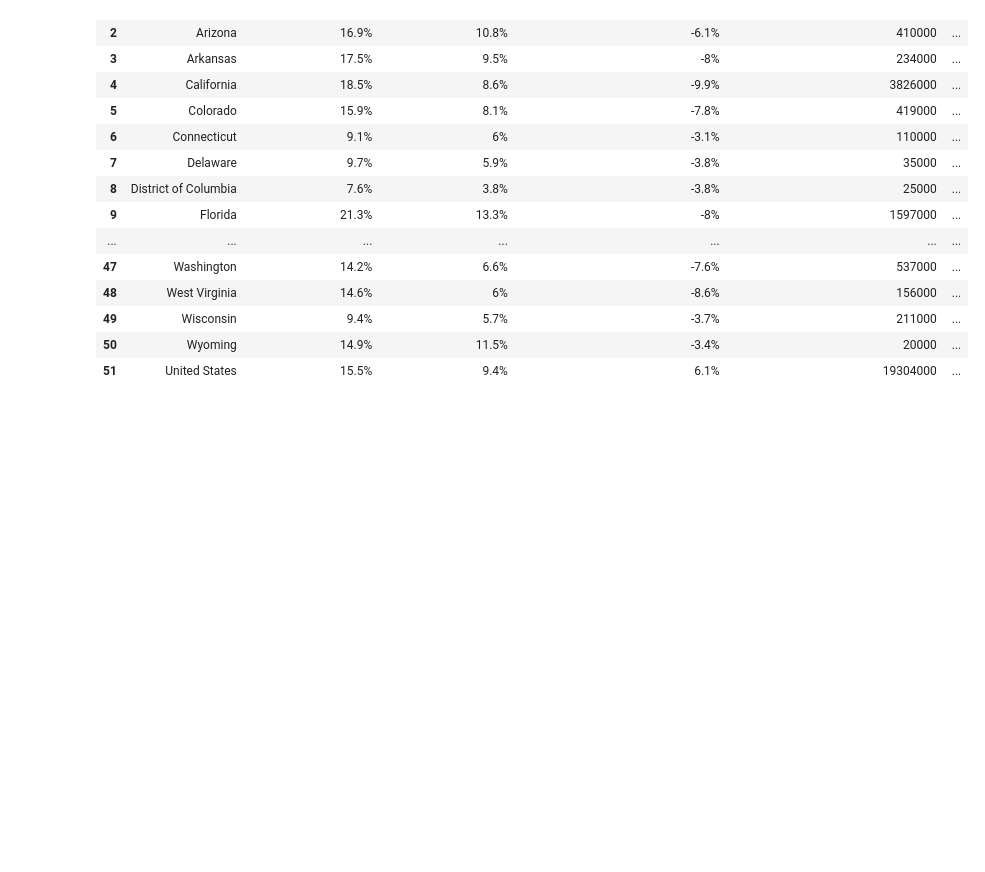
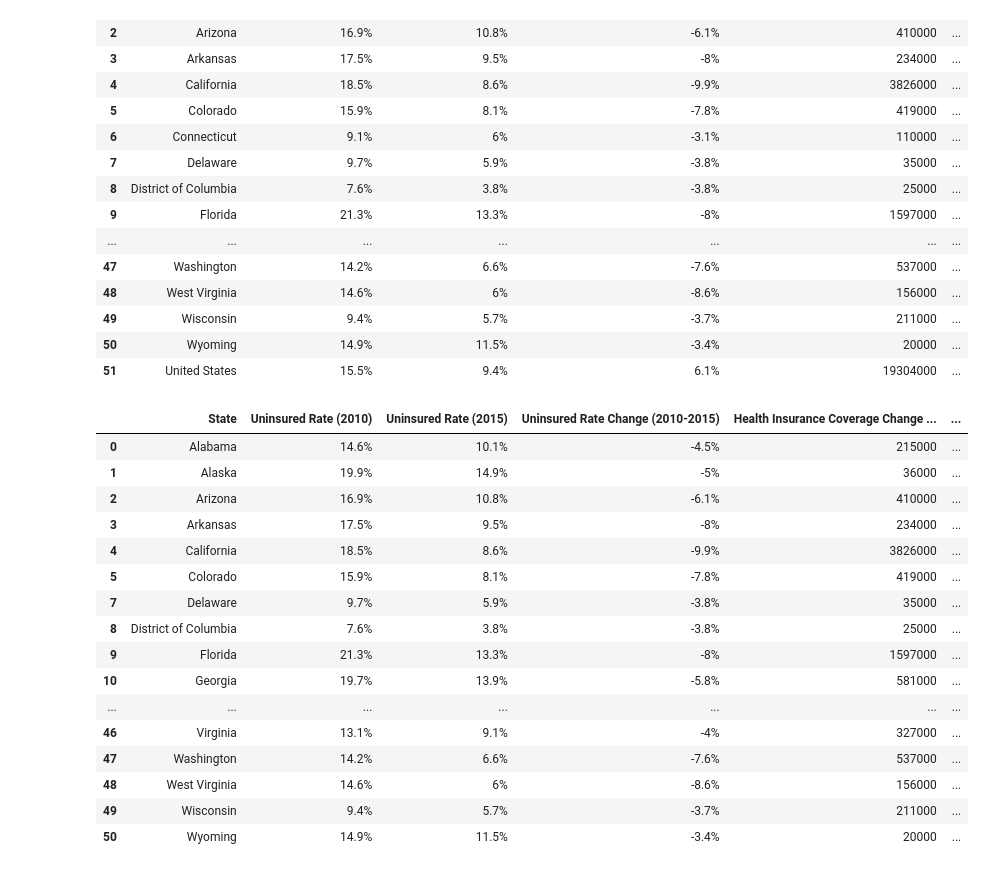
Before and after one commit to anikethbabu/DTSC_1302_Group_Project, a Jupyter notebook: Visualization.ipynb, the cells around one changed output. Saved outputs shown, nothing was run; the diff lists cells and outputs as text; code cells hidden in the pictures; blank space fills up the shorter version.

```diff
--- a/Visualization.ipynb
+++ b/Visualization.ipynb
@@ -21,3 +21,23 @@ df
 | 49 | Wisconsin | 9.4% | 5.7% | -3.7% | 211000 | ... |
 | 50 | Wyoming | 14.9% | 11.5% | -3.4% | 20000 | ... |
 | 51 | United States | 15.5% | 9.4% | 6.1% | 19304000 | ... |
+# %%
+df.dropna()
+# %% [output]
+|  | State | Uninsured Rate (2010) | Uninsured Rate (2015) | Uninsured Rate Change (2010-2015) | Health Insurance Coverage Change ... | ... |
+| 0 | Alabama | 14.6% | 10.1% | -4.5% | 215000 | ... |
+| 1 | Alaska | 19.9% | 14.9% | -5% | 36000 | ... |
+| 2 | Arizona | 16.9% | 10.8% | -6.1% | 410000 | ... |
+| 3 | Arkansas | 17.5% | 9.5% | -8% | 234000 | ... |
+| 4 | California | 18.5% | 8.6% | -9.9% | 3826000 | ... |
+| 5 | Colorado | 15.9% | 8.1% | -7.8% | 419000 | ... |
+| 7 | Delaware | 9.7% | 5.9% | -3.8% | 35000 | ... |
+| 8 | District of Columbia | 7.6% | 3.8% | -3.8% | 25000 | ... |
+| 9 | Florida | 21.3% | 13.3% | -8% | 1597000 | ... |
+| 10 | Georgia | 19.7% | 13.9% | -5.8% | 581000 | ... |
+| ... | ... | ... | ... | ... | ... | ... |
+| 46 | Virginia | 13.1% | 9.1% | -4% | 327000 | ... |
+| 47 | Washington | 14.2% | 6.6% | -7.6% | 537000 | ... |
+| 48 | West Virginia | 14.6% | 6% | -8.6% | 156000 | ... |
+| 49 | Wisconsin | 9.4% | 5.7% | -3.7% | 211000 | ... |
+| 50 | Wyoming | 14.9% | 11.5% | -3.4% | 20000 | ... |
```
Also changed, not shown: parts of 1 cell of this notebook.
